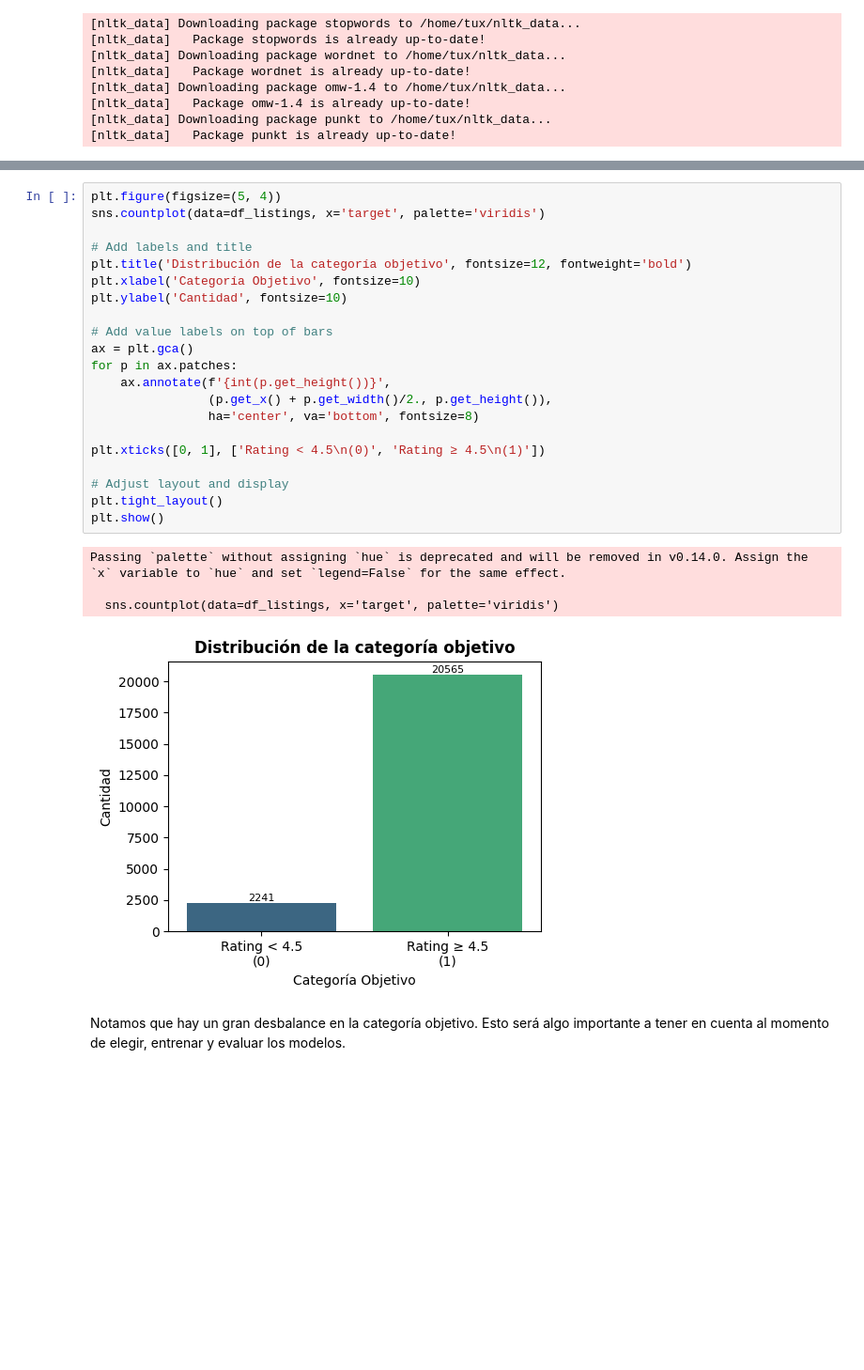
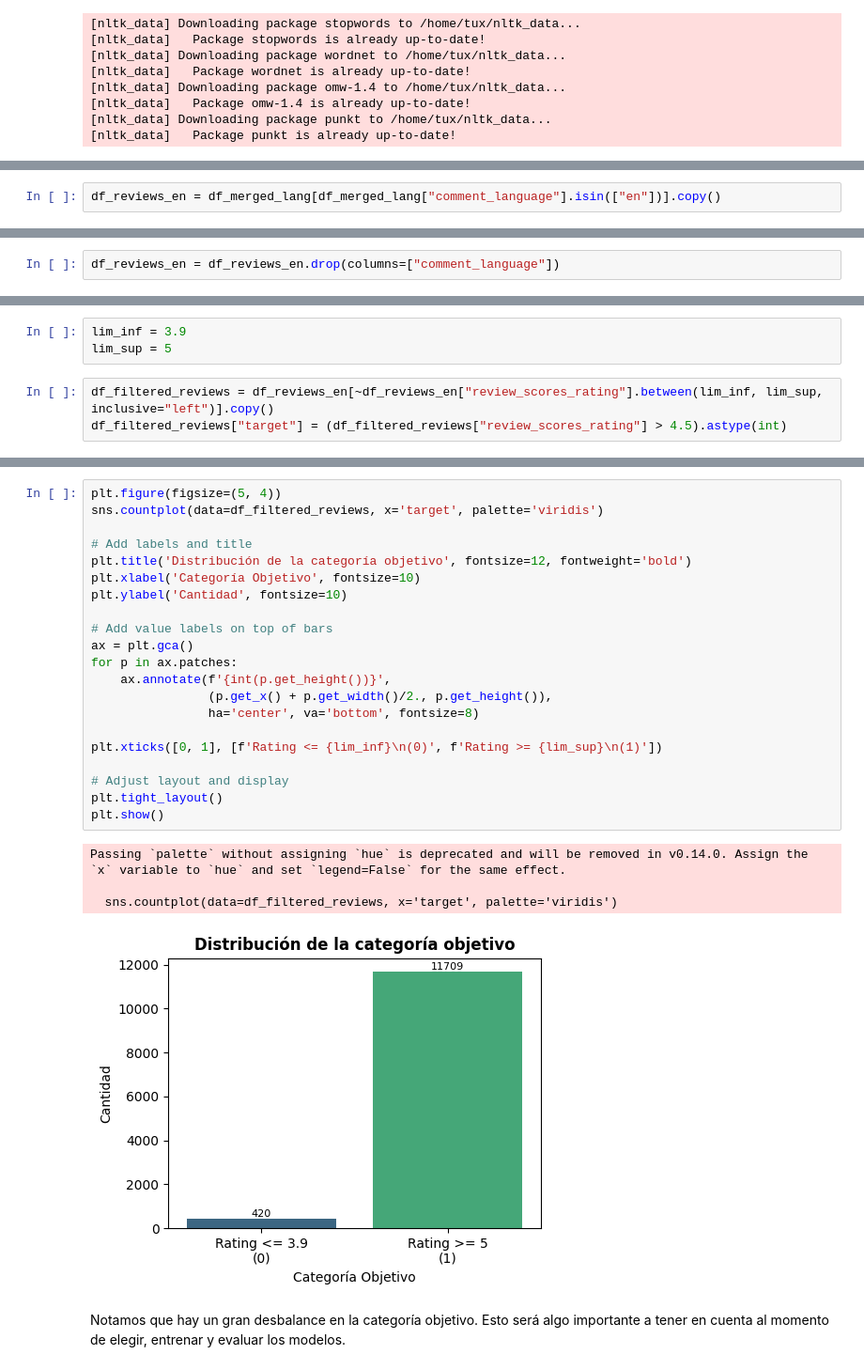
Before and after one commit to jariel17/airbnb_reviews_analysis, a Jupyter notebook: airbnb.ipynb, the cells around one changed output, grey strips where cells are left out. Shown at 94% size. Cells and saved outputs as stored; diff of their text form; blank space fills up the shorter version.

```diff
--- a/airbnb.ipynb
+++ b/airbnb.ipynb
@@ -72,0 +113,2 @@ Valores nulos en la variable objetivo después de eliminar:  0
+# %%
+df_reviews_en = df_merged_lang[df_merged_lang["comment_language"].isin(["en"])].copy()
@@ -72,0 +117,2 @@ Valores nulos en la variable objetivo después de eliminar:  0
+# %%
+df_reviews_en = df_reviews_en.drop(columns=["comment_language"])
@@ -73 +123,7 @@ Valores nulos en la variable objetivo después de eliminar:  0
+# %%
+lim_inf = 3.9
+lim_sup = 5
+# %%
+df_filtered_reviews = df_reviews_en[~df_reviews_en["review_scores_rating"].between(lim_inf, lim_sup, inclusive="left")].copy()
+df_filtered_reviews["target"] = (df_filtered_reviews["review_scores_rating"] > 4.5).astype(int)
 # %%
@@ -80,30 +135,30 @@ target
 Name: count, dtype: int64
 # %%
 plt.figure(figsize=(5, 4))
-sns.countplot(data=df_listings, x='target', palette='viridis')
+sns.countplot(data=df_filtered_reviews, x='target', palette='viridis')
 
 # Add labels and title
 plt.title('Distribución de la categoría objetivo', fontsize=12, fontweight='bold')
 plt.xlabel('Categoría Objetivo', fontsize=10)
 plt.ylabel('Cantidad', fontsize=10)
 
 # Add value labels on top of bars
 ax = plt.gca()
 for p in ax.patches:
     ax.annotate(f'{int(p.get_height())}',
                 (p.get_x() + p.get_width()/2., p.get_height()),
                 ha='center', va='bottom', fontsize=8)
 
-plt.xticks([0, 1], ['Rating < 4.5\n(0)', 'Rating ≥ 4.5\n(1)'])
+plt.xticks([0, 1], [f'Rating <= {lim_inf}\n(0)', f'Rating >= {lim_sup}\n(1)'])
 
 # Adjust layout and display
 plt.tight_layout()
 plt.show()
 # %% [output]
 Passing `palette` without assigning `hue` is deprecated and will be removed in v0.14.0. Assign the `x` variable to `hue` and set `legend=False` for the same effect.
 
-  sns.countplot(data=df_listings, x='target', palette='viridis')
+  sns.countplot(data=df_filtered_reviews, x='target', palette='viridis')
-[figure, old version]
+[figure, new version]
 # %% [markdown]
 Notamos que hay un gran desbalance en la categoría objetivo. Esto será algo importante a tener en cuenta al momento de elegir, entrenar y evaluar los modelos.
 # %% [markdown]
```
Also changed, not shown: parts of 42 cells of this notebook, 3 other files.
